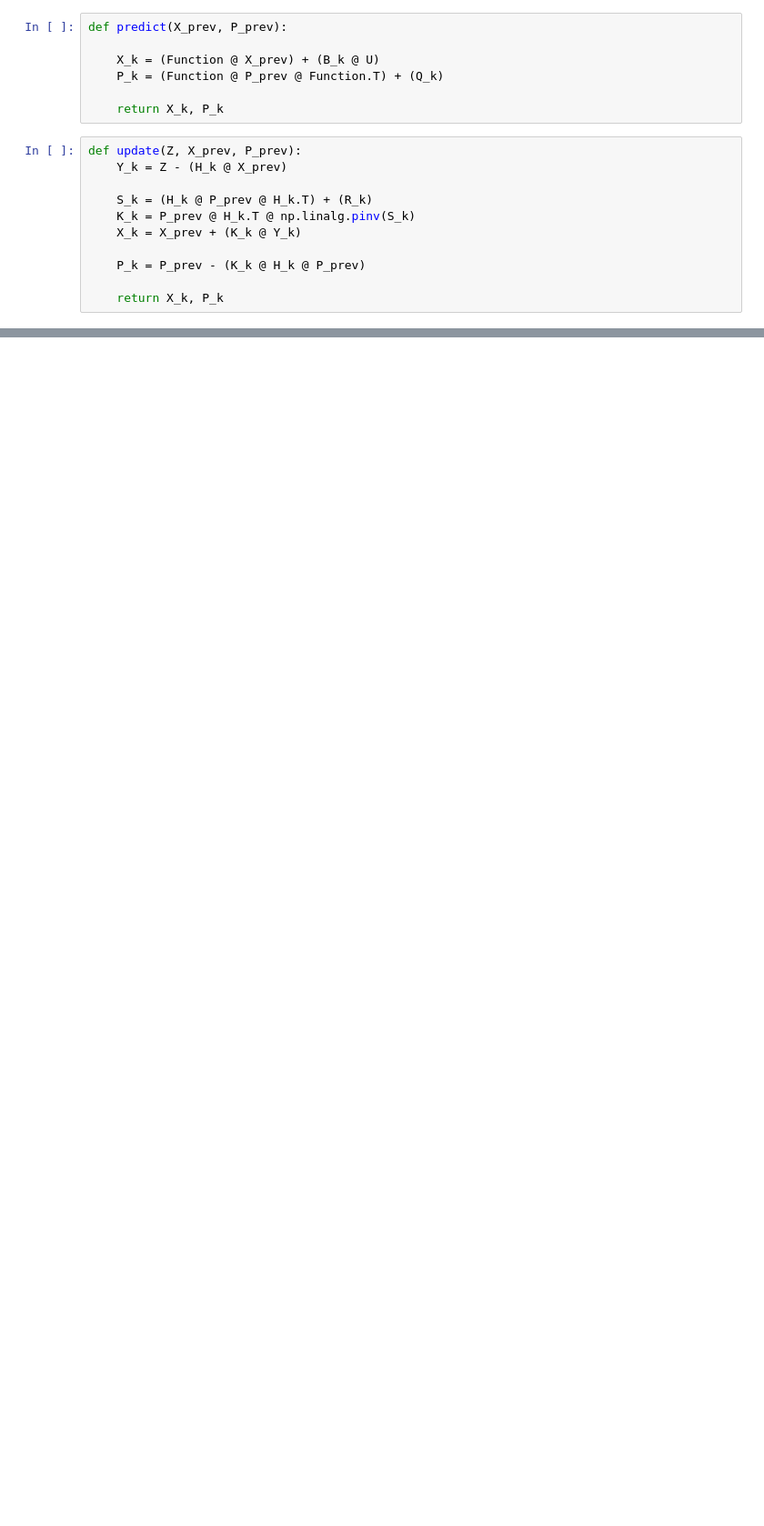
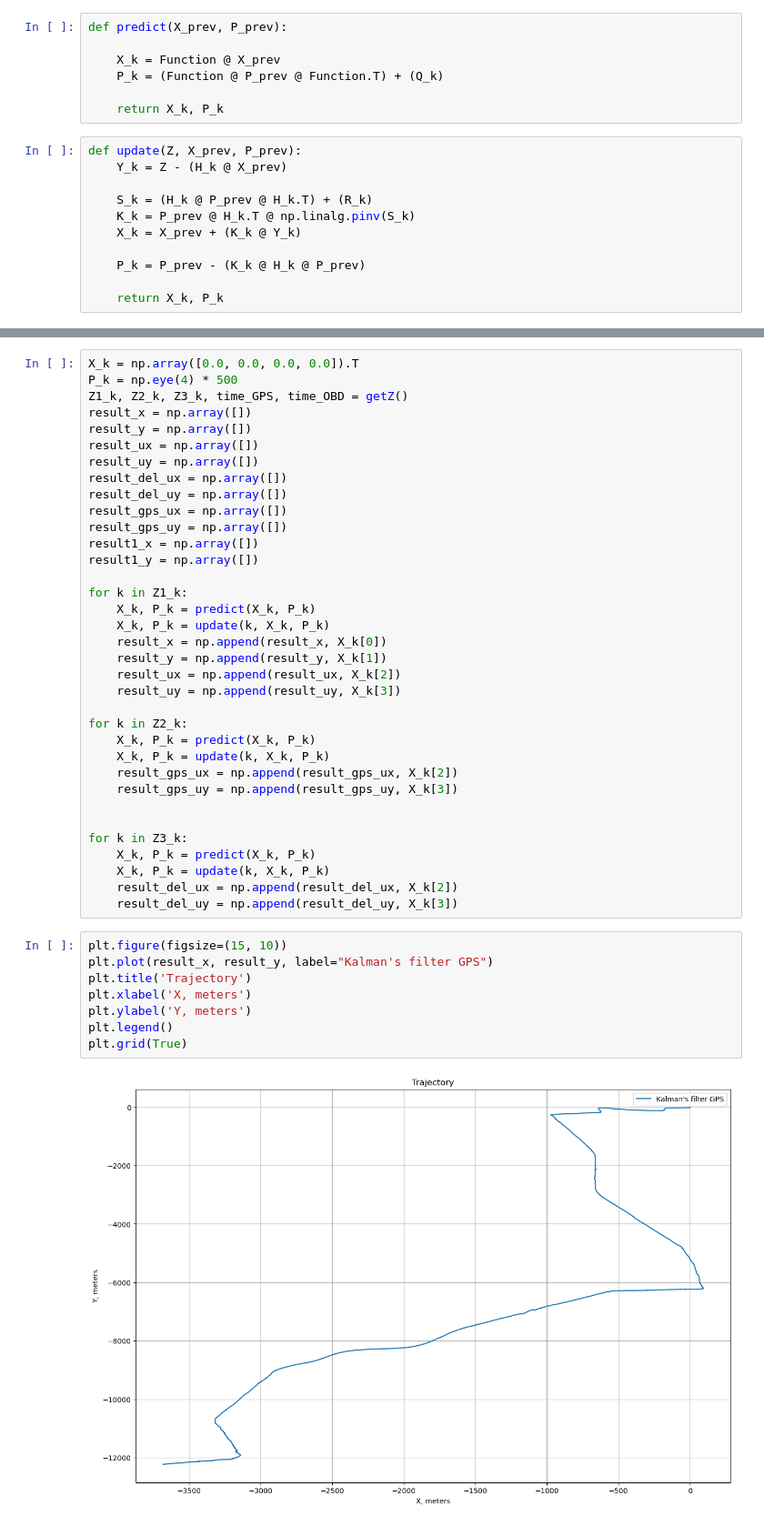
Before and after one commit to mr1necs/Kalman-Filter, a Jupyter notebook: kalman-filter.ipynb, the cells around one changed output, grey strips where cells are left out. Shown at 91% size. Cells and saved outputs as stored; diff of their text form; blank space fills up the shorter version.

```diff
--- a/kalman-filter.ipynb
+++ b/kalman-filter.ipynb
@@ -40,7 +19,7 @@ R_k = np.array([
 # %%
 def predict(X_prev, P_prev):
 
-    X_k = (Function @ X_prev) + (B_k @ U)
+    X_k = Function @ X_prev
     P_k = (Function @ P_prev @ Function.T) + (Q_k)
 
     return X_k, P_k
@@ -65,0 +88,45 @@ for k in Z_k:
+# %%
+X_k = np.array([0.0, 0.0, 0.0, 0.0]).T
+P_k = np.eye(4) * 500
+Z1_k, Z2_k, Z3_k, time_GPS, time_OBD = getZ()
+result_x = np.array([])
+result_y = np.array([])
+result_ux = np.array([])
+result_uy = np.array([])
+result_del_ux = np.array([])
+result_del_uy = np.array([])
+result_gps_ux = np.array([])
+result_gps_uy = np.array([])
+result1_x = np.array([])
+result1_y = np.array([])
+
+for k in Z1_k:
+    X_k, P_k = predict(X_k, P_k)
+    X_k, P_k = update(k, X_k, P_k)
+    result_x = np.append(result_x, X_k[0])
+    result_y = np.append(result_y, X_k[1])
+    result_ux = np.append(result_ux, X_k[2])
+    result_uy = np.append(result_uy, X_k[3])
+
+for k in Z2_k:
+    X_k, P_k = predict(X_k, P_k)
+    X_k, P_k = update(k, X_k, P_k)
+    result_gps_ux = np.append(result_gps_ux, X_k[2])
+    result_gps_uy = np.append(result_gps_uy, X_k[3])
+
+
+for k in Z3_k:
+    X_k, P_k = predict(X_k, P_k)
+    X_k, P_k = update(k, X_k, P_k)
+    result_del_ux = np.append(result_del_ux, X_k[2])
+    result_del_uy = np.append(result_del_uy, X_k[3])
+# %%
+plt.figure(figsize=(15, 10))
+plt.plot(result_x, result_y, label="Kalman's filter GPS")
+plt.title('Trajectory')
+plt.xlabel('X, meters')
+plt.ylabel('Y, meters')
+plt.legend()
+plt.grid(True)
+# %% [output]
+[figure, added]
```
Also changed, not shown: parts of 12 cells of this notebook, 2 other files.
